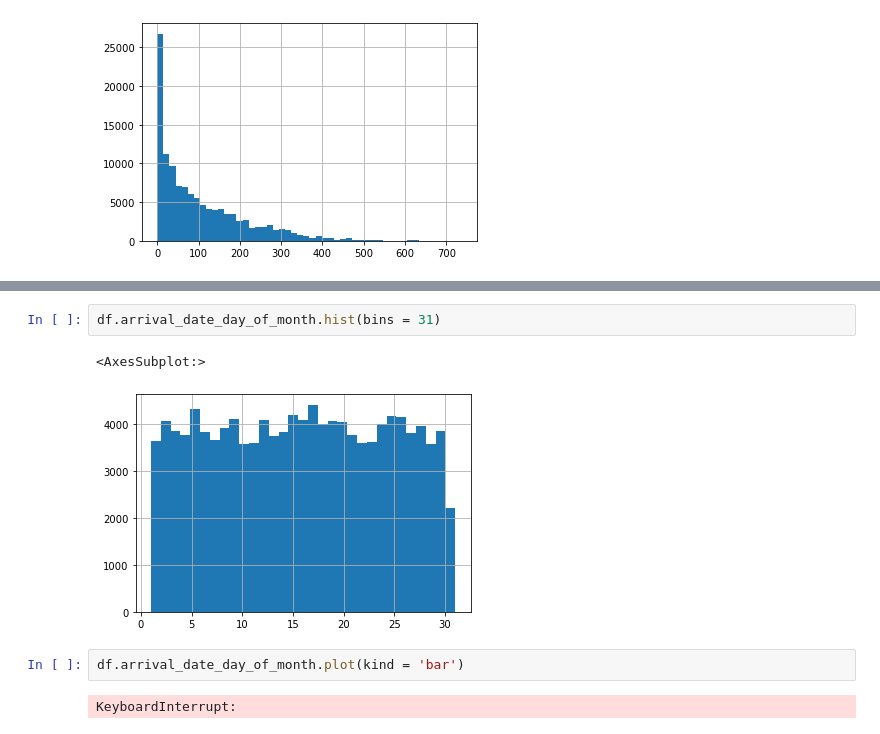
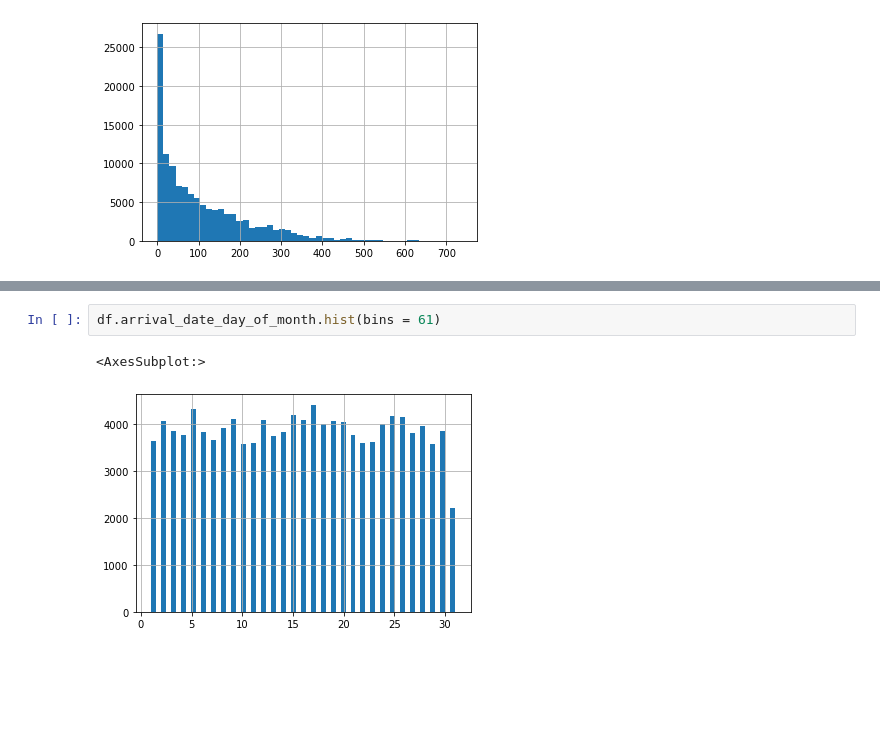
Before and after one commit to DJ1070/Hotel_Bookings, a Jupyter notebook: Hotel.ipynb, the cells around one changed output, grey strips where cells are left out. Cells and saved outputs as stored; diff of their text form; blank space fills up the shorter version.

```diff
--- a/Hotel.ipynb
+++ b/Hotel.ipynb
@@ -156,9 +157,5 @@ Name: arrival_date_month, dtype: object
 # %%
-df.arrival_date_day_of_month.hist(bins = 31)
+df.arrival_date_day_of_month.hist(bins = 61)
 # %% [output]
 <AxesSubplot:>
-[figure, old version]
+[figure, new version]
-# %%
-df.arrival_date_day_of_month.plot(kind = 'bar')
-# %% [output]
-KeyboardInterrupt:
```
Also changed, not shown: parts of 13 cells of this notebook.
